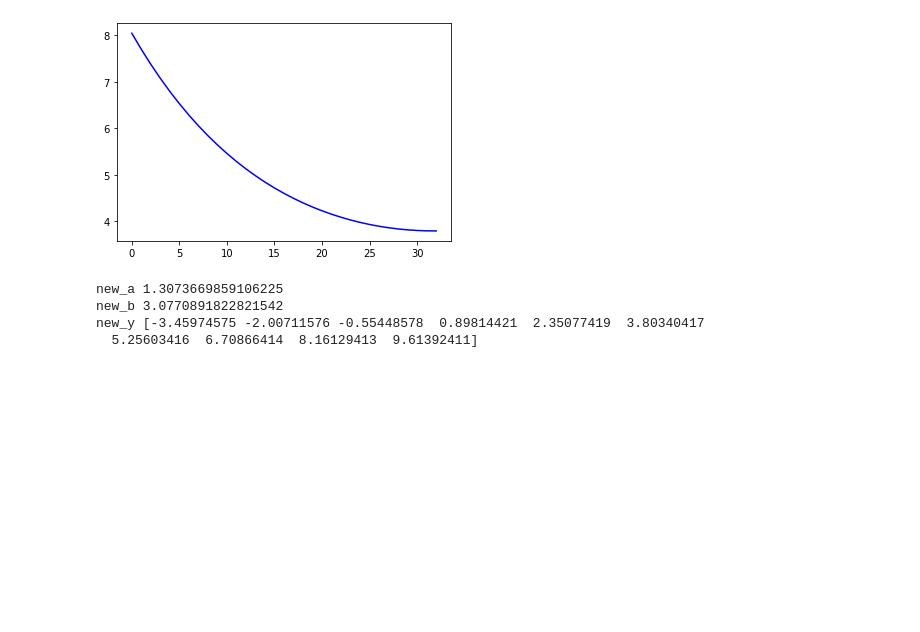
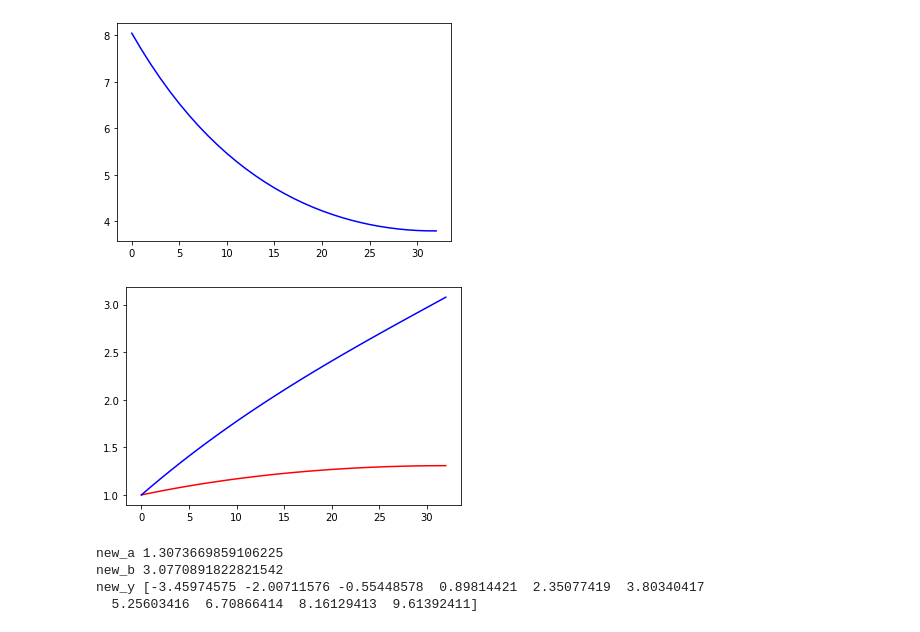
Before and after one commit to SuhyeonHa/MatrixComputation, a Jupyter notebook: Assignment02.ipynb, the cells around one changed output. Saved outputs shown, nothing was run; the diff lists cells and outputs as text; code cells hidden in the pictures; blank space fills up the shorter version.

Commit message:
Add plotting the model parameters

```diff
--- a/Assignment02.ipynb
+++ b/Assignment02.ipynb
@@ -125,13 +125,17 @@ def ObjFnc(x, y, a, b, num): # L2-norm between h(x) and y
 # %%
 theta0 = 1.0
 theta1 = 1.0
-cost=[]
+cost_list = []
+theta0_list = []
+theta1_list = []
 for i in range(itr):
   # print(f'iter {i}')
   # print(f'theta0 {theta0}')
   # print(f'theta1 {theta1}')
   cost_prev = ObjFnc(x, y, theta0, theta1, m)
-  cost.append(cost_prev)
+  cost_list.append(cost_prev)
+  theta0_list.append(theta0)
+  theta1_list.append(theta1)
   # print(f'loss_prev {cost_prev}')
   grad0 = gradient0(x, y, m, theta0, theta1)
   grad1 = gradient1(x, y, m, theta0, theta1)
@@ -150,7 +154,9 @@ for i in range(itr):
 final_step = i
 print(f'final_step {final_step}')
 print(f'final_cost {cost_prev}')
-print(f'cost {cost}')
+print(f'cost {cost_list}')
+print(f'cost {theta0_list}')
+print(f'cost {theta1_list}')
 # %% [output]
 final_step 32
 final_cost 3.7901703010018486
@@ -160,6 +168,12 @@ plt.plot(range(final_step+1), cost, c='b')
 plt.show()
 # %% [output]
 [figure]
+# %%
+plt.plot(range(final_step+1), theta0_list, c='r')
+plt.plot(range(final_step+1), theta1_list, c='b')
+plt.show()
+# %% [output]
+[figure, added]
 # %%
 new_a = theta0
 new_b = theta1
```
Also changed, not shown: parts of 2 cells of this notebook.
